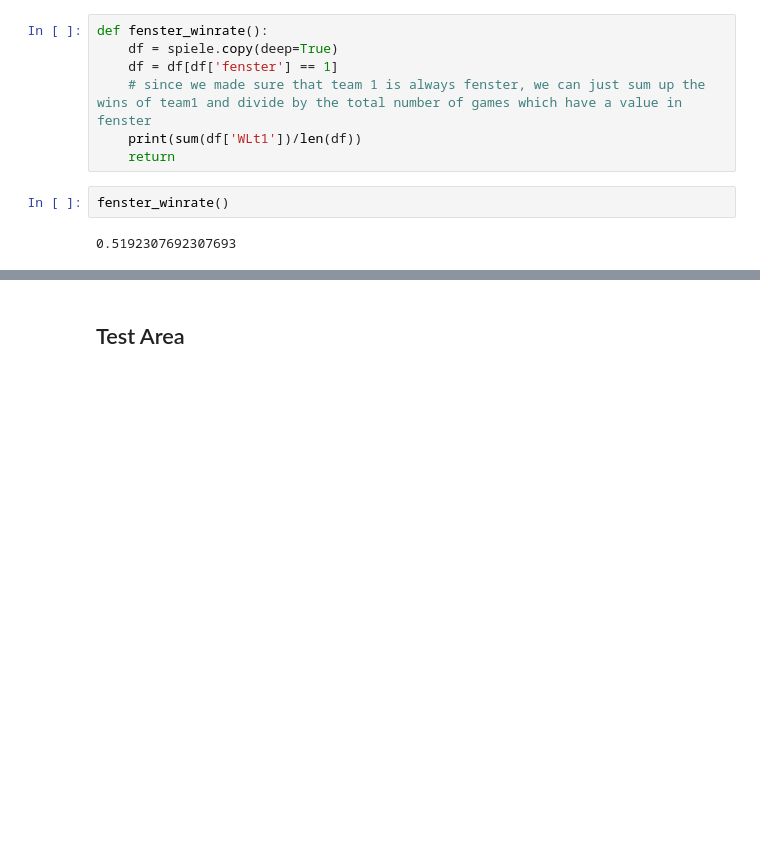
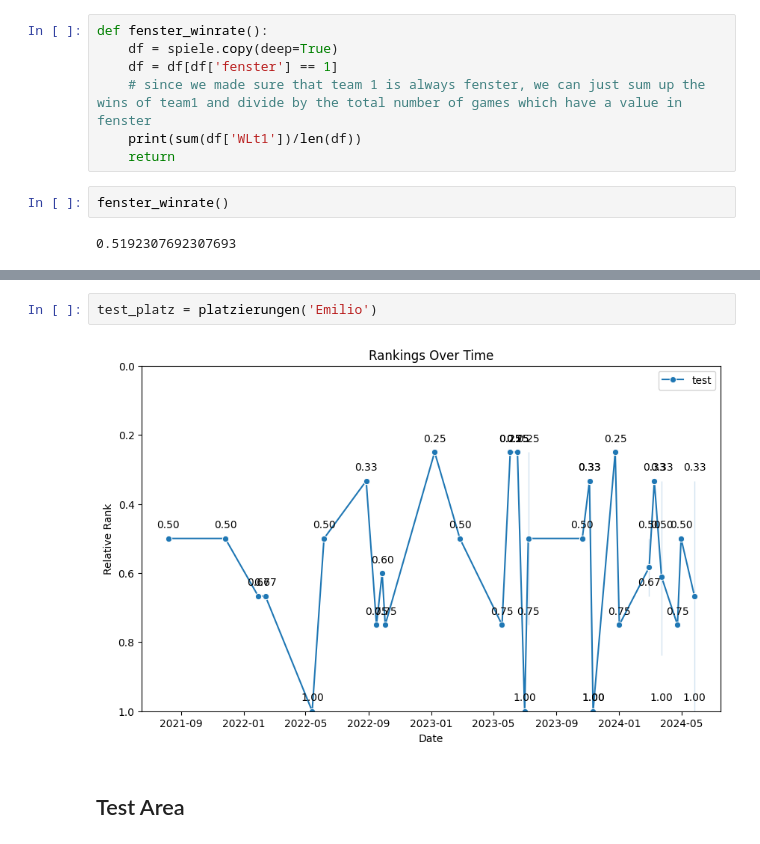
Before and after one commit to njctn/werfen, a Jupyter notebook: werfen_statistik2.ipynb, the cells around one changed output, grey strips where cells are left out. Drawn from its saved outputs; the diff is of its cells as text; blank space fills up the shorter version.

```diff
--- a/werfen_statistik2.ipynb
+++ b/werfen_statistik2.ipynb
@@ -280,2 +355,6 @@ fenster_winrate()
+# %%
+test_platz = platzierungen('Emilio')
+# %% [output]
+[figure, added]
 # %% [markdown]
 ## Test Area
```
Also changed, not shown: parts of 23 cells of this notebook.
